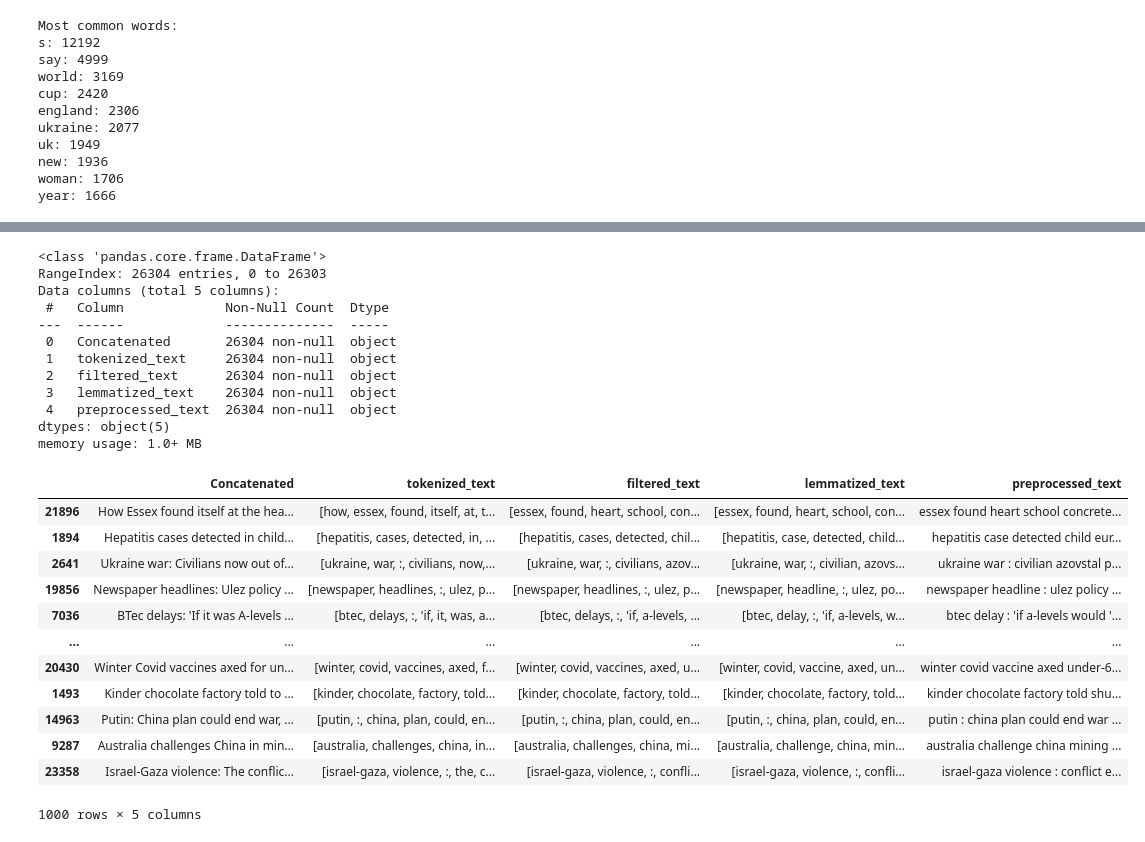
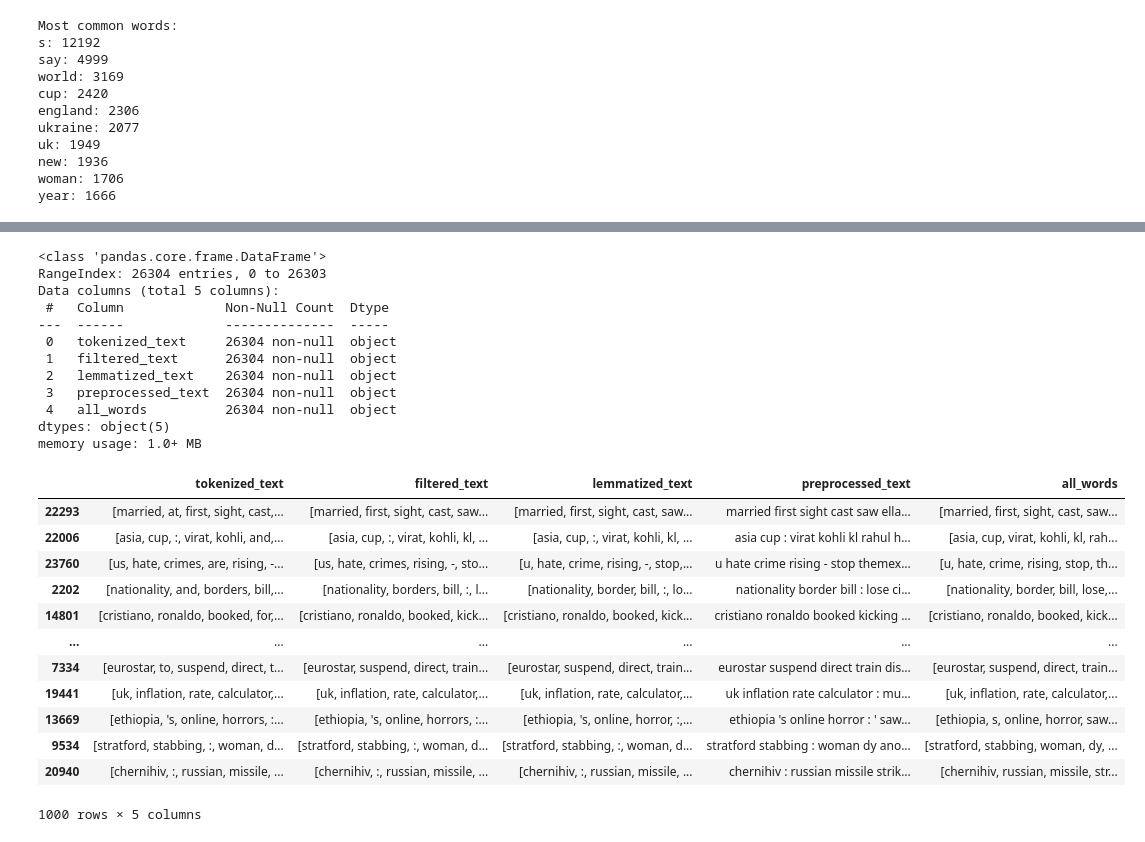
Before and after one commit to esmanurbal/bbc_news, a Jupyter notebook: kmeans.ipynb, the cells around one changed output, grey strips where cells are left out. Saved outputs shown, nothing was run; the diff lists cells and outputs as text; code cells hidden in the pictures.

```diff
--- a/kmeans.ipynb
+++ b/kmeans.ipynb
@@ -142,35 +136,35 @@ df
 # %%
-df.info()
+processed_df.info()
 # %% [output]
 <class 'pandas.core.frame.DataFrame'>
 RangeIndex: 26304 entries, 0 to 26303
 Data columns (total 5 columns):
  #   Column             Non-Null Count  Dtype
 ---  ------             --------------  -----
- 0   Concatenated       26304 non-null  object
- 1   tokenized_text     26304 non-null  object
- 2   filtered_text      26304 non-null  object
- 3   lemmatized_text    26304 non-null  object
- 4   preprocessed_text  26304 non-null  object
+ 0   tokenized_text     26304 non-null  object
+ 1   filtered_text      26304 non-null  object
+ 2   lemmatized_text    26304 non-null  object
+ 3   preprocessed_text  26304 non-null  object
+ 4   all_words          26304 non-null  object
 dtypes: object(5)
 memory usage: 1.0+ MB
 # %%
 sample_size = 1000
-random_sample = df.sample(n=sample_size)
+random_sample = processed_df.sample(n=sample_size)
 random_sample
 # %% [output]
-|  | Concatenated | tokenized_text | filtered_text | lemmatized_text | preprocessed_text |
-| 21896 | How Essex found itself at the hea... | [how, essex, found, itself, at, t... | [essex, found, heart, school, con... | [essex, found, heart, school, con... | essex found heart school concrete... |
-| 1894 | Hepatitis cases detected in child... | [hepatitis, cases, detected, in, ... | [hepatitis, cases, detected, chil... | [hepatitis, case, detected, child... | hepatitis case detected child eur... |
-| 2641 | Ukraine war: Civilians now out of... | [ukraine, war, :, civilians, now,... | [ukraine, war, :, civilians, azov... | [ukraine, war, :, civilian, azovs... | ukraine war : civilian azovstal p... |
-| 19856 | Newspaper headlines: Ulez policy ... | [newspaper, headlines, :, ulez, p... | [newspaper, headlines, :, ulez, p... | [newspaper, headline, :, ulez, po... | newspaper headline : ulez policy ... |
-| 7036 | BTec delays: 'If it was A-levels ... | [btec, delays, :, 'if, it, was, a... | [btec, delays, :, 'if, a-levels, ... | [btec, delay, :, 'if, a-levels, w... | btec delay : 'if a-levels would '... |
+|  | tokenized_text | filtered_text | lemmatized_text | preprocessed_text | all_words |
+| 22293 | [married, at, first, sight, cast,... | [married, first, sight, cast, saw... | [married, first, sight, cast, saw... | married first sight cast saw ella... | [married, first, sight, cast, saw... |
+| 22006 | [asia, cup, :, virat, kohli, and,... | [asia, cup, :, virat, kohli, kl, ... | [asia, cup, :, virat, kohli, kl, ... | asia cup : virat kohli kl rahul h... | [asia, cup, virat, kohli, kl, rah... |
+| 23760 | [us, hate, crimes, are, rising, -... | [us, hate, crimes, rising, -, sto... | [u, hate, crime, rising, -, stop,... | u hate crime rising - stop themex... | [u, hate, crime, rising, stop, th... |
+| 2202 | [nationality, and, borders, bill,... | [nationality, borders, bill, :, l... | [nationality, border, bill, :, lo... | nationality border bill : lose ci... | [nationality, border, bill, lose,... |
+| 14801 | [cristiano, ronaldo, booked, for,... | [cristiano, ronaldo, booked, kick... | [cristiano, ronaldo, booked, kick... | cristiano ronaldo booked kicking ... | [cristiano, ronaldo, booked, kick... |
 | ... | ... | ... | ... | ... | ... |
-| 20430 | Winter Covid vaccines axed for un... | [winter, covid, vaccines, axed, f... | [winter, covid, vaccines, axed, u... | [winter, covid, vaccine, axed, un... | winter covid vaccine axed under-6... |
-| 1493 | Kinder chocolate factory told to ... | [kinder, chocolate, factory, told... | [kinder, chocolate, factory, told... | [kinder, chocolate, factory, told... | kinder chocolate factory told shu... |
-| 14963 | Putin: China plan could end war, ... | [putin, :, china, plan, could, en... | [putin, :, china, plan, could, en... | [putin, :, china, plan, could, en... | putin : china plan could end war ... |
-| 9287 | Australia challenges China in min... | [australia, challenges, china, in... | [australia, challenges, china, mi... | [australia, challenge, china, min... | australia challenge china mining ... |
-| 23358 | Israel-Gaza violence: The conflic... | [israel-gaza, violence, :, the, c... | [israel-gaza, violence, :, confli... | [israel-gaza, violence, :, confli... | israel-gaza violence : conflict e... |
+| 7334 | [eurostar, to, suspend, direct, t... | [eurostar, suspend, direct, train... | [eurostar, suspend, direct, train... | eurostar suspend direct train dis... | [eurostar, suspend, direct, train... |
+| 19441 | [uk, inflation, rate, calculator,... | [uk, inflation, rate, calculator,... | [uk, inflation, rate, calculator,... | uk inflation rate calculator : mu... | [uk, inflation, rate, calculator,... |
+| 13669 | [ethiopia, 's, online, horrors, :... | [ethiopia, 's, online, horrors, :... | [ethiopia, 's, online, horror, :,... | ethiopia 's online horror : ' saw... | [ethiopia, s, online, horror, saw... |
+| 9534 | [stratford, stabbing, :, woman, d... | [stratford, stabbing, :, woman, d... | [stratford, stabbing, :, woman, d... | stratford stabbing : woman dy ano... | [stratford, stabbing, woman, dy, ... |
+| 20940 | [chernihiv, :, russian, missile, ... | [chernihiv, :, russian, missile, ... | [chernihiv, :, russian, missile, ... | chernihiv : russian missile strik... | [chernihiv, russian, missile, str... |
 1000 rows × 5 columns
 # %%
 vectorizer = TfidfVectorizer()
```
Also changed, not shown: parts of 10 cells of this notebook.
